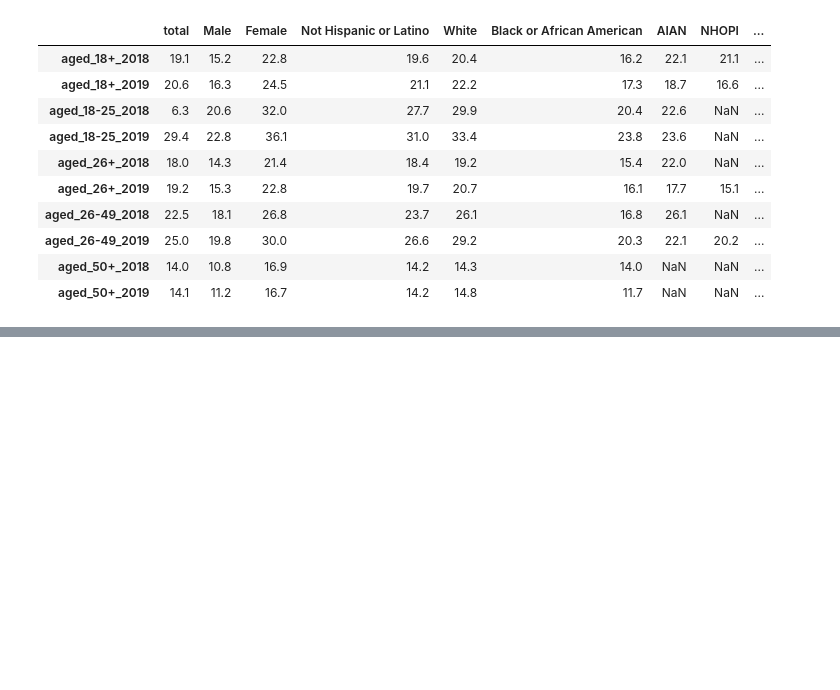
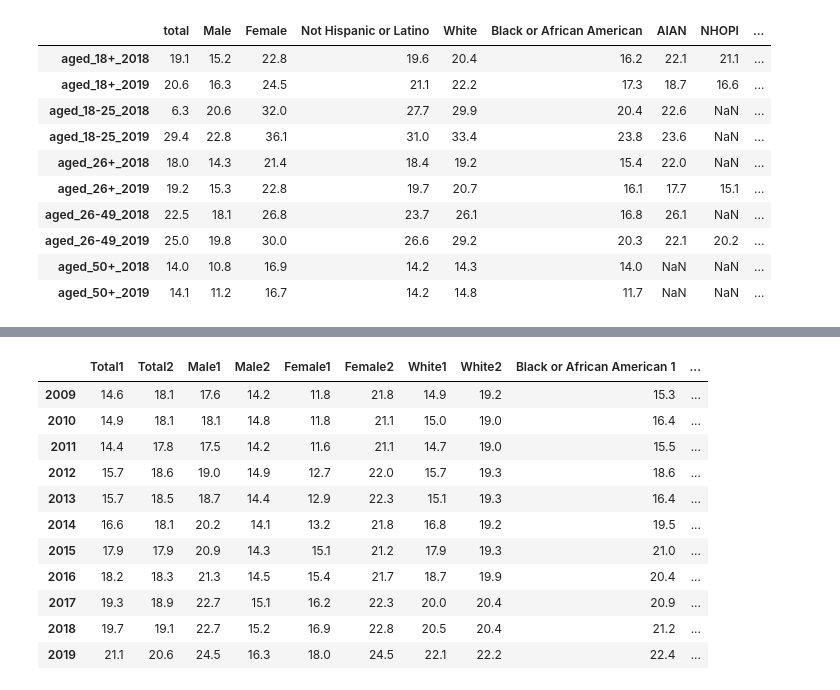
Before and after one commit to azk9/origin2950, a Jupyter notebook: project_phase2.ipynb, the cells around one changed output, grey strips where cells are left out. Saved outputs shown, nothing was run; the diff lists cells and outputs as text; code cells hidden in the pictures; blank space fills up the shorter version.

```diff
--- a/project_phase2.ipynb
+++ b/project_phase2.ipynb
@@ -296,0 +454,39 @@ df6
+# %%
+data8 = arrange_data([None]*220, 11, 20)
+col_names = ['Total1','Total2', 'Male1', 'Male2', 'Female1', 'Female2', 'White1' , 'White2', 'Black or African American 1', 'Black or African American 2', 'AIAN1', 'AIAN2', 'NHOPI1', 'NHOPI2', 'Asian1', 'Asian2', 'Two or more races 1', 'Two or more races 2', 'Hispanic/Latino1', 'Hispanic/Latino2']
+
+df8 = pd.DataFrame(data8, index = years1[1:], columns = col_names)
+df8['Total1']=df7['Total']
+df8['Total2']=df2['total'][1:]
+df8['Male1']=df7['Male']
+df8['Male2']=df2['Male'][1:]
+df8['Female1']=df7['Female']
+df8['Female2']=df2['Female'][1:]
+df8['White1']=df7['White']
+df8['White2']=df2['White'][1:]
+df8['Black or African American 1']=df7['Black or African American']
+df8['Black or African American 2']=df2['Black or African American'][1:]
+df8['AIAN1']=df7['AIAN']
+df8['AIAN2']=df2['AIAN'][1:]
+df8['NHOPI1']=df7['NHOPI']
+df8['NHOPI2']=df2['NHOPI'][1:]
+df8['Asian1']=df7['Asian']
+df8['Asian2']=df2['Asian'][1:]
+df8['Two or more races 1']=df7['Two or more races']
+df8['Two or more races 2']=df2['Two or More Races'][1:]
+df8['Hispanic/Latino1']=df7['Hispanic/Latino']
+df8['Hispanic/Latino2']=df2['Hispanic or Latino'][1:]
+df8
+# %% [output]
+|  | Total1 | Total2 | Male1 | Male2 | Female1 | Female2 | White1 | White2 | Black or African American 1 | ... |
+| 2009 | 14.6 | 18.1 | 17.6 | 14.2 | 11.8 | 21.8 | 14.9 | 19.2 | 15.3 | ... |
+| 2010 | 14.9 | 18.1 | 18.1 | 14.8 | 11.8 | 21.1 | 15.0 | 19.0 | 16.4 | ... |
+| 2011 | 14.4 | 17.8 | 17.5 | 14.2 | 11.6 | 21.1 | 14.7 | 19.0 | 15.5 | ... |
+| 2012 | 15.7 | 18.6 | 19.0 | 14.9 | 12.7 | 22.0 | 15.7 | 19.3 | 18.6 | ... |
+| 2013 | 15.7 | 18.5 | 18.7 | 14.4 | 12.9 | 22.3 | 15.1 | 19.3 | 16.4 | ... |
+| 2014 | 16.6 | 18.1 | 20.2 | 14.1 | 13.2 | 21.8 | 16.8 | 19.2 | 19.5 | ... |
+| 2015 | 17.9 | 17.9 | 20.9 | 14.3 | 15.1 | 21.2 | 17.9 | 19.3 | 21.0 | ... |
+| 2016 | 18.2 | 18.3 | 21.3 | 14.5 | 15.4 | 21.7 | 18.7 | 19.9 | 20.4 | ... |
+| 2017 | 19.3 | 18.9 | 22.7 | 15.1 | 16.2 | 22.3 | 20.0 | 20.4 | 20.9 | ... |
+| 2018 | 19.7 | 19.1 | 22.7 | 15.2 | 16.9 | 22.8 | 20.5 | 20.4 | 21.2 | ... |
+| 2019 | 21.1 | 20.6 | 24.5 | 16.3 | 18.0 | 24.5 | 22.1 | 22.2 | 22.4 | ... |
```
Also changed, not shown: parts of 3 cells of this notebook.
